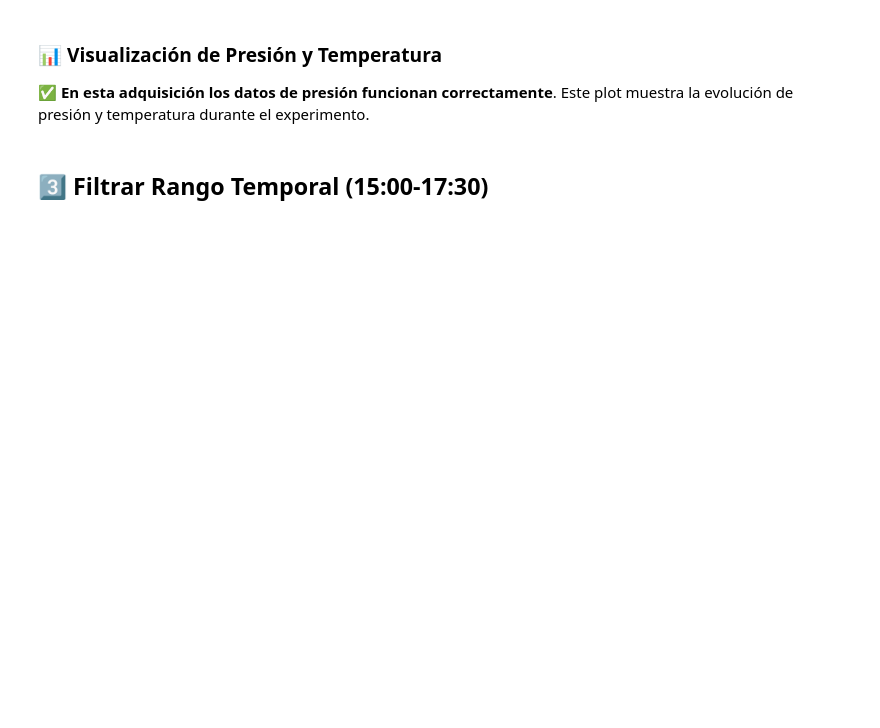
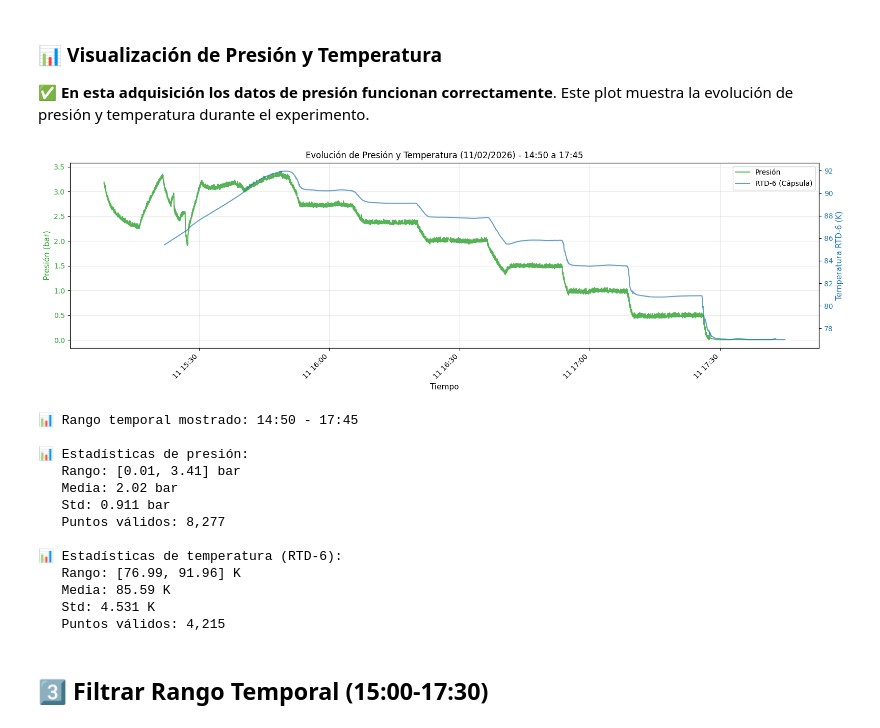
Before and after one commit to garpol/rtd-calibration-ana, a Jupyter notebook: FBG_Sensitivity_Analysis/Analisis_FBG_4sensores_20260211.ipynb, the cells around one changed output. Saved outputs shown, nothing was run; the diff lists cells and outputs as text; code cells hidden in the pictures; blank space fills up the shorter version.

```diff
--- a/FBG_Sensitivity_Analysis/Analisis_FBG_4sensores_20260211.ipynb
+++ b/FBG_Sensitivity_Analysis/Analisis_FBG_4sensores_20260211.ipynb
@@ -224,8 +236,8 @@ fig, ax1 = plt.subplots(1, 1, figsize=(16, 5))
 # RANGO TEMPORAL PARA VISUALIZACIÓN
 # ============================================================================
 fecha_plot = datetime.date(2026, 2, 11)
-t_plot_inicio_press = datetime.datetime.combine(fecha_plot, datetime.time(14, 0))
-t_plot_fin_press = datetime.datetime.combine(fecha_plot, datetime.time(17, 15))
+t_plot_inicio_press = datetime.datetime.combine(fecha_plot, datetime.time(14, 50))
+t_plot_fin_press = datetime.datetime.combine(fecha_plot, datetime.time(17, 45))
 
 # Extraer tiempos de presión y datos
 times_press_raw = press_data["t"]
@@ -272,33 +284,48 @@ ax1.set_title(f'Evolución de Presión y Temperatura (11/02/2026) - {t_plot_inic
 ax1.grid(True, alpha=0.3)
 
 # Leyendas combinadas
 lines1, labels1 = ax1.get_legend_handles_labels()
 lines2, labels2 = ax2.get_legend_handles_labels()
 ax1.legend(lines1 + lines2, labels1 + labels2, loc='upper right', fontsize=10)
 
 # Rotar etiquetas del eje X
 for label in ax1.get_xticklabels():
     label.set_rotation(45)
     label.set_ha('right')
 
 plt.tight_layout()
 plt.show()
 
 print(f"\n📊 Rango temporal mostrado: {t_plot_inicio_press.strftime('%H:%M')} - {t_plot_fin_press.strftime('%H:%M')}")
 
 if len(press_valid) > 0:
     print(f"\n📊 Estadísticas de presión:")
     print(f"   Rango: [{np.min(press_valid):.2f}, {np.max(press_valid):.2f}] bar")
     print(f"   Media: {np.mean(press_valid):.2f} bar")
     print(f"   Std: {np.std(press_valid):.3f} bar")
     print(f"   Puntos válidos: {len(press_valid):,}")
 
 if len(temp_valid) > 0:
     print(f"\n📊 Estadísticas de temperatura (RTD-6):")
     print(f"   Rango: [{np.min(temp_valid):.2f}, {np.max(temp_valid):.2f}] K")
     print(f"   Media: {np.mean(temp_valid):.2f} K")
     print(f"   Std: {np.std(temp_valid):.3f} K")
     print(f"   Puntos válidos: {len(temp_valid):,}")
+# %% [output]
+[figure, added]
+📊 Rango temporal mostrado: 14:50 - 17:45
+
+📊 Estadísticas de presión:
+   Rango: [0.01, 3.41] bar
+   Media: 2.02 bar
+   Std: 0.911 bar
+   Puntos válidos: 8,277
+
+📊 Estadísticas de temperatura (RTD-6):
+   Rango: [76.99, 91.96] K
+   Media: 85.59 K
+   Std: 4.531 K
+   Puntos válidos: 4,215
 # %% [markdown]
 ## 3️⃣ Filtrar Rango Temporal (15:00-17:30)
 # %%
```
Also changed, not shown: parts of 20 cells of this notebook.
